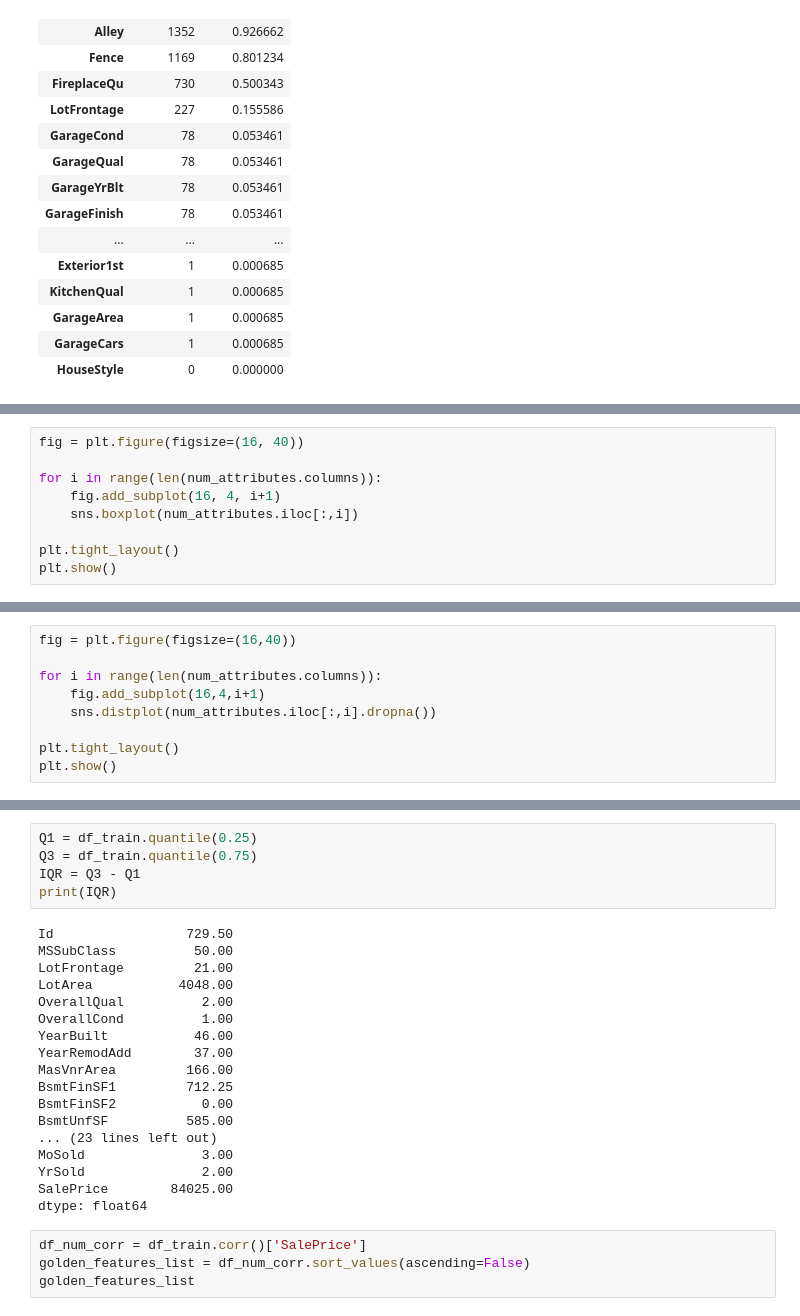
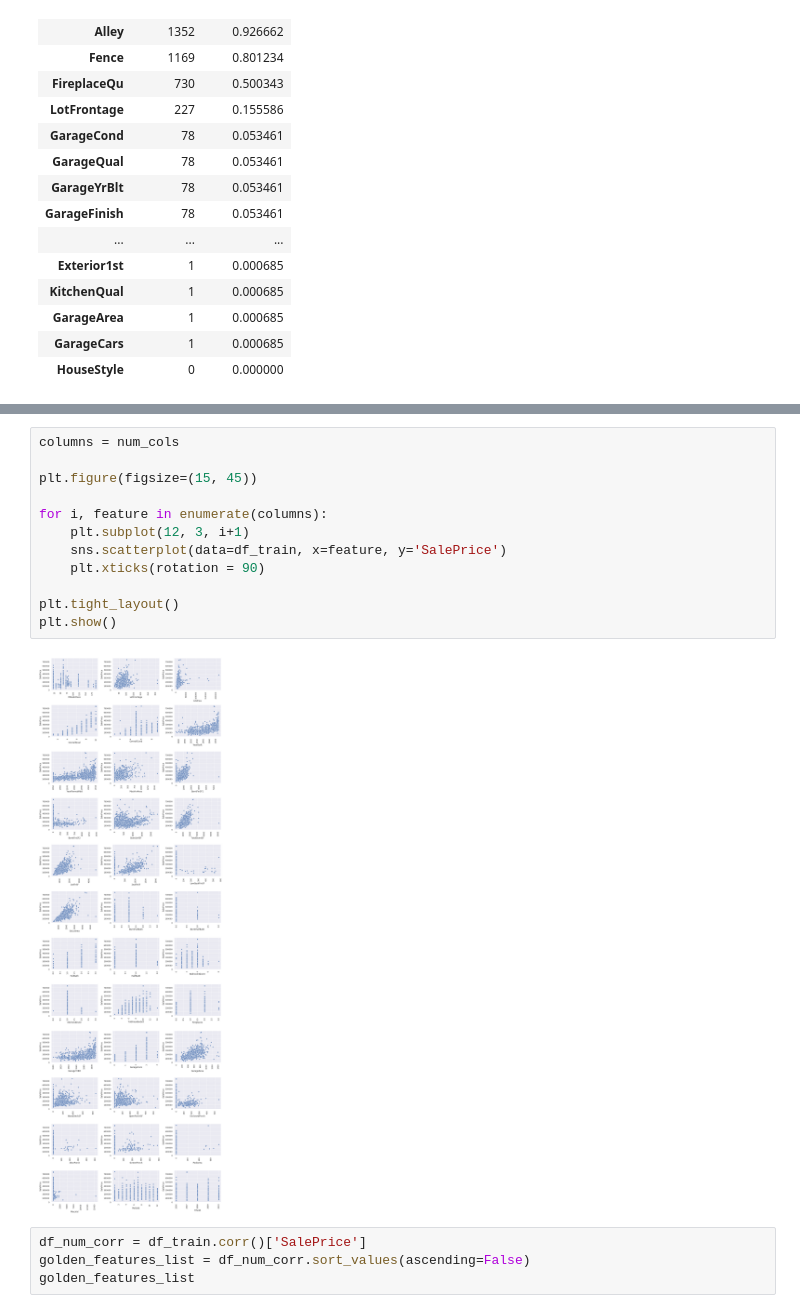
Before and after one commit to lucasnbarros/house-prices-advanced-regression-techniques, a Jupyter notebook: house-prices-advanced-regression-techniques.ipynb, the cells around one changed output, grey strips where cells are left out. Cells and saved outputs as stored; diff of their text form.

Commit message:
Kaggle Notebook | house-prices-advanced-regression-techniques | Version 4

```diff
--- a/house-prices-advanced-regression-techniques.ipynb
+++ b/house-prices-advanced-regression-techniques.ipynb
@@ -247,9 +256,0 @@ plt.show()
-# %%
-fig = plt.figure(figsize=(16, 40))
-
-for i in range(len(num_attributes.columns)):
-    fig.add_subplot(16, 4, i+1)
-    sns.boxplot(num_attributes.iloc[:,i])
-
-plt.tight_layout()
-plt.show()
@@ -258,9 +256,0 @@ plt.show()
-# %%
-fig = plt.figure(figsize=(16,40))
-
-for i in range(len(num_attributes.columns)):
-    fig.add_subplot(16,4,i+1)
-    sns.distplot(num_attributes.iloc[:,i].dropna())
-
-plt.tight_layout()
-plt.show()
@@ -269,26 +257,17 @@ plt.show()
-# %%
-Q1 = df_train.quantile(0.25)
-Q3 = df_train.quantile(0.75)
-IQR = Q3 - Q1
-print(IQR)
-# %% [output]
-Id                 729.50
-MSSubClass          50.00
-LotFrontage         21.00
-LotArea           4048.00
-OverallQual          2.00
-OverallCond          1.00
-YearBuilt           46.00
-YearRemodAdd        37.00
-MasVnrArea         166.00
-BsmtFinSF1         712.25
-BsmtFinSF2           0.00
-BsmtUnfSF          585.00
-... (23 lines left out)
-MoSold               3.00
-YrSold               2.00
-SalePrice        84025.00
-dtype: float64
+# %%
+columns = num_cols
+
+plt.figure(figsize=(15, 45))
+
+for i, feature in enumerate(columns):
+    plt.subplot(12, 3, i+1)
+    sns.scatterplot(data=df_train, x=feature, y='SalePrice')
+    plt.xticks(rotation = 90)
+
+plt.tight_layout()
+plt.show()
+# %% [output]
+[figure, added]
 # %%
 df_num_corr = df_train.corr()['SalePrice']
 golden_features_list = df_num_corr.sort_values(ascending=False)
```
Also changed, not shown: parts of 23 cells of this notebook.
